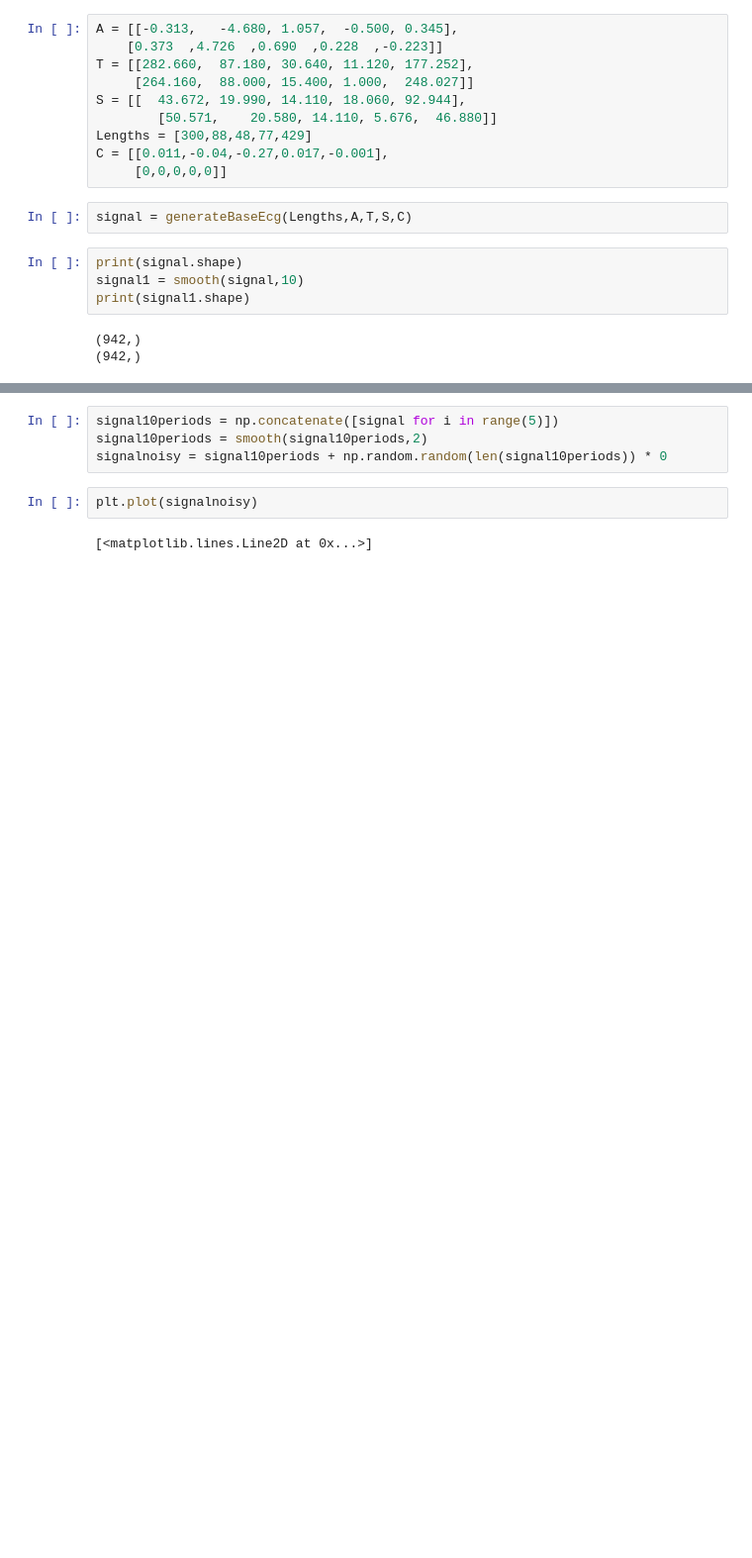
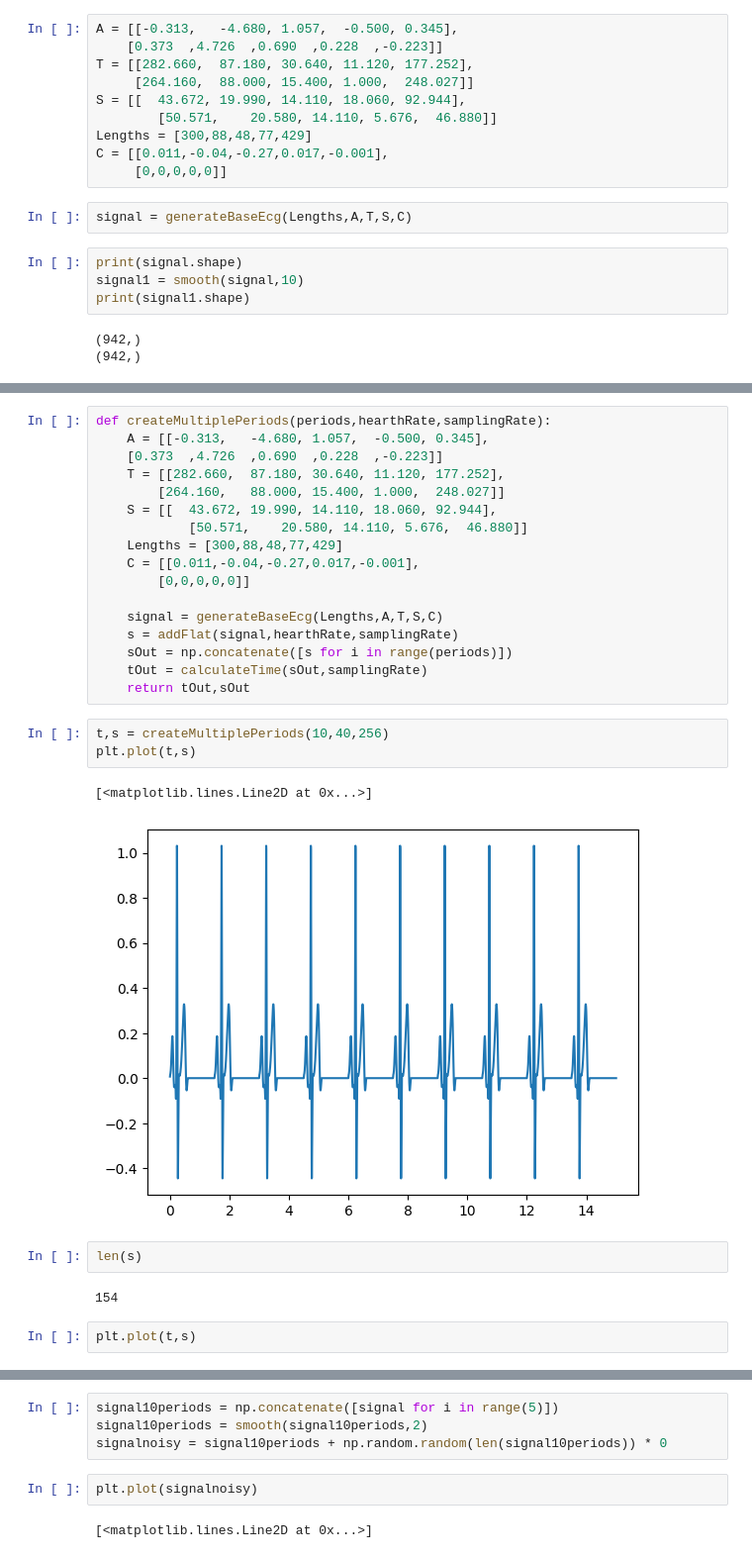
Before and after one commit to wprusak/ECG_simulator, a Jupyter notebook: ecg_v1.ipynb, the cells around one changed output, grey strips where cells are left out. Shown at 99% size. Drawn from its saved outputs; the diff is of its cells as text; blank space fills up the shorter version.

```diff
--- a/ecg_v1.ipynb
+++ b/ecg_v1.ipynb
@@ -35,0 +73,29 @@ plt.plot(signal1)
+# %%
+def createMultiplePeriods(periods,hearthRate,samplingRate):
+    A = [[-0.313,	-4.680,	1.057,	-0.500,	0.345],
+    [0.373	,4.726	,0.690	,0.228	,-0.223]]
+    T = [[282.660,	87.180,	30.640,	11.120,	177.252],
+        [264.160,	88.000,	15.400,	1.000,	248.027]]
+    S = [[	43.672,	19.990,	14.110,	18.060,	92.944],
+            [50.571,	20.580,	14.110,	5.676,	46.880]]
+    Lengths = [300,88,48,77,429]
+    C = [[0.011,-0.04,-0.27,0.017,-0.001],
+        [0,0,0,0,0]]
+
+    signal = generateBaseEcg(Lengths,A,T,S,C)
+    s = addFlat(signal,hearthRate,samplingRate)
+    sOut = np.concatenate([s for i in range(periods)])
+    tOut = calculateTime(sOut,samplingRate)
+    return tOut,sOut
+# %%
+t,s = createMultiplePeriods(10,40,256)
+plt.plot(t,s)
+# %% [output]
+[<matplotlib.lines.Line2D at 0x...>]
+[figure, added]
+# %%
+len(s)
+# %% [output]
+154
+# %%
+plt.plot(t,s)
```
Also changed, not shown: parts of 13 cells of this notebook, 1 other file.
